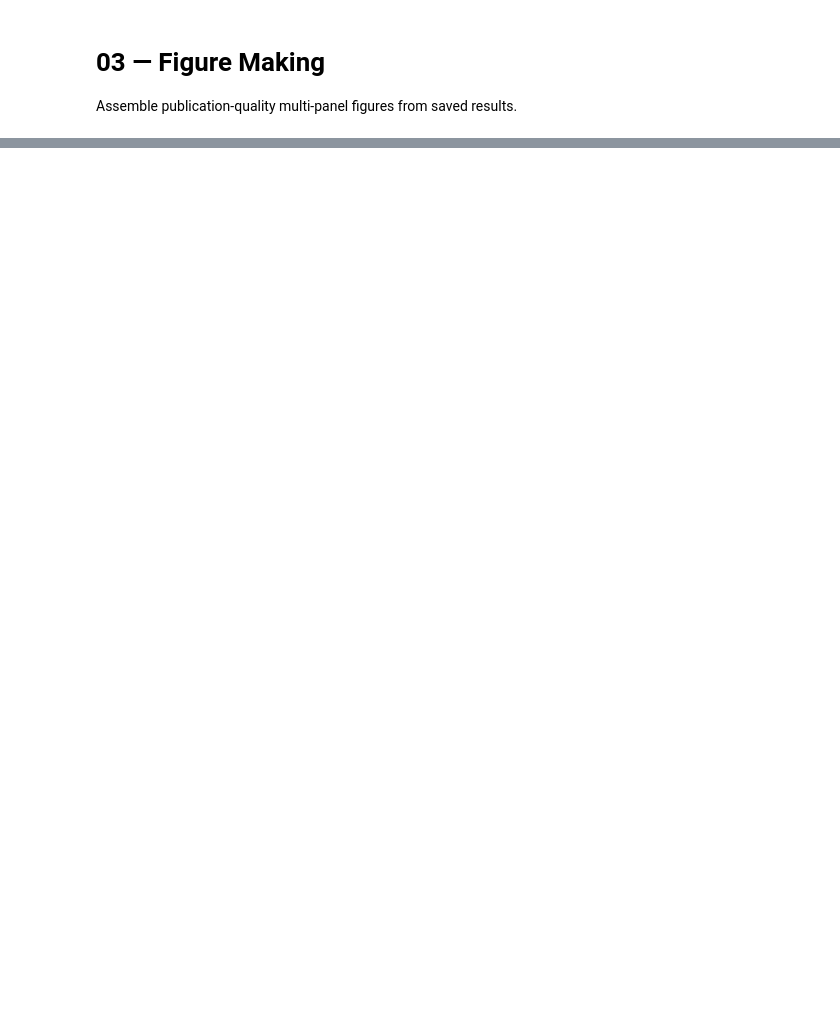
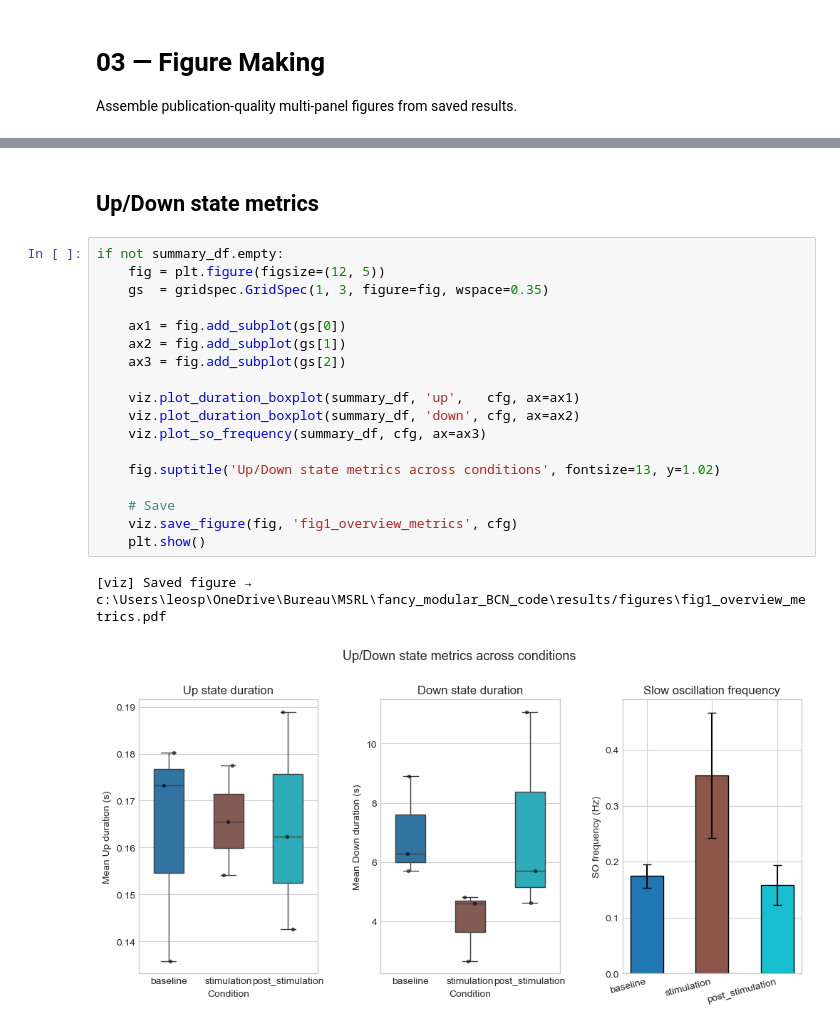
Before and after one commit to leo-sprbr/Barcelona_brain_slice_analysis, a Jupyter notebook: notebooks/03_figure_making.ipynb, the cells around one changed output, grey strips where cells are left out. Cells and saved outputs as stored; diff of their text form; blank space fills up the shorter version.

Commit message:
new fancy plots

```diff
--- a/notebooks/03_figure_making.ipynb
+++ b/notebooks/03_figure_making.ipynb
@@ -30,0 +32,23 @@ Run scripts/batch_process_slices.py first to generate results.
+# %% [markdown]
+## Up/Down state metrics
+# %%
+if not summary_df.empty:
+    fig = plt.figure(figsize=(12, 5))
+    gs  = gridspec.GridSpec(1, 3, figure=fig, wspace=0.35)
+
+    ax1 = fig.add_subplot(gs[0])
+    ax2 = fig.add_subplot(gs[1])
+    ax3 = fig.add_subplot(gs[2])
+
+    viz.plot_duration_boxplot(summary_df, 'up',   cfg, ax=ax1)
+    viz.plot_duration_boxplot(summary_df, 'down', cfg, ax=ax2)
+    viz.plot_so_frequency(summary_df, cfg, ax=ax3)
+
+    fig.suptitle('Up/Down state metrics across conditions', fontsize=13, y=1.02)
+
+    # Save
+    viz.save_figure(fig, 'fig1_overview_metrics', cfg)
+    plt.show()
+# %% [output]
+[viz] Saved figure → c:\Users\leosp\OneDrive\Bureau\MSRL\fancy_modular_BCN_code\results/figures\fig1_overview_metrics.pdf
+[figure, added]
```
Also changed, not shown: parts of 14 cells of this notebook, 5 other files.
